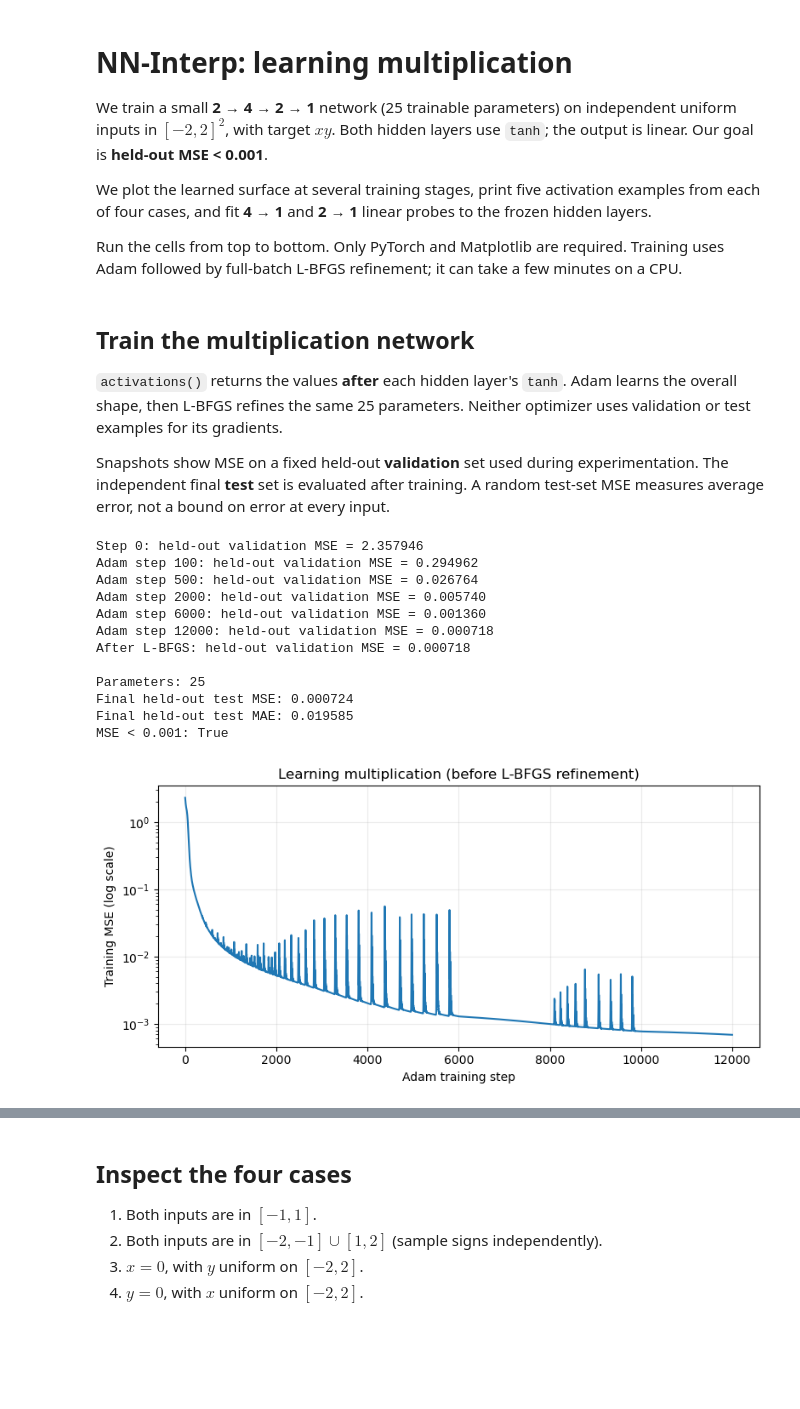
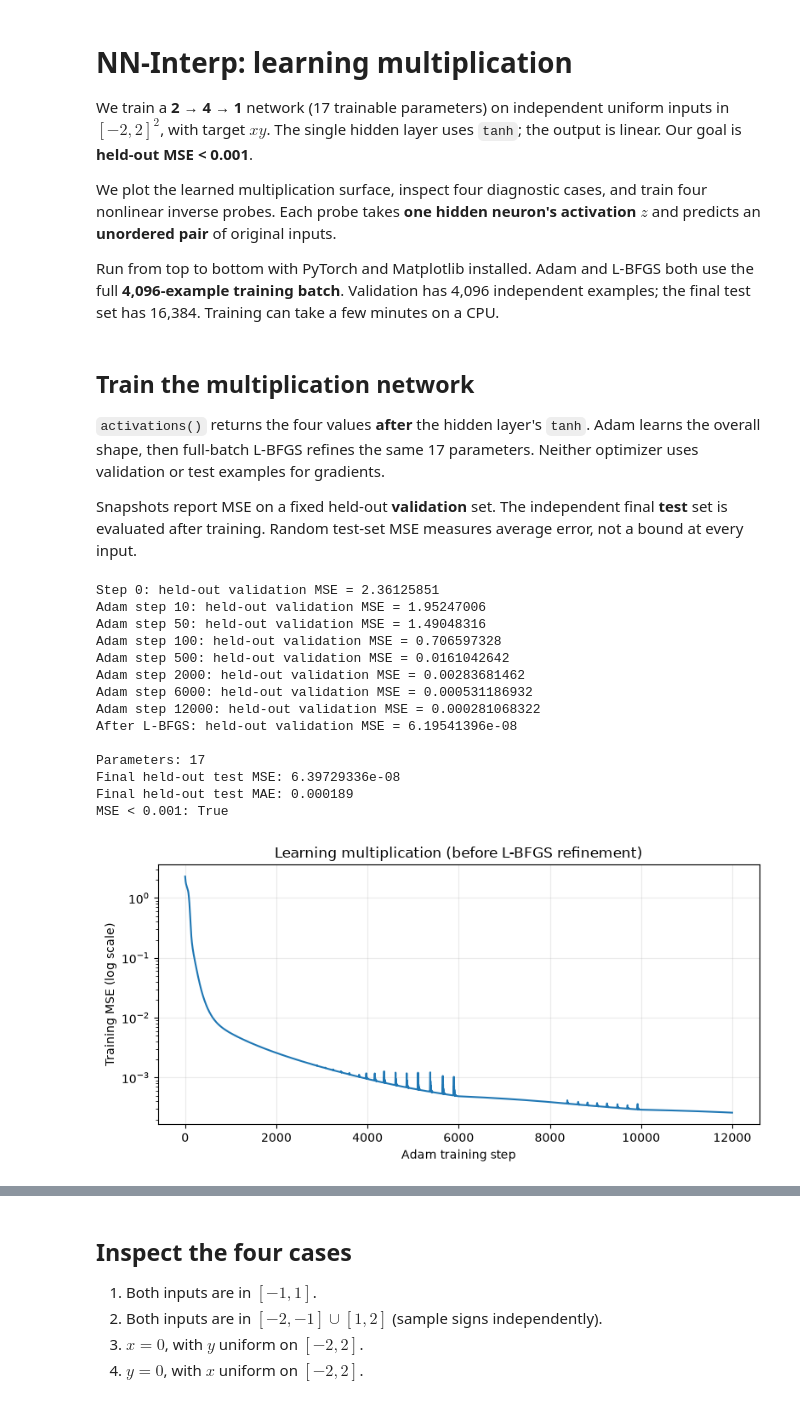
Before and after one commit to isaacwu2000/NN-Interp, a Jupyter notebook: main.ipynb, the cells around one changed output, grey strips where cells are left out. Saved outputs shown, nothing was run; the diff lists cells and outputs as text; code cells hidden in the pictures; blank space fills up the shorter version.

```diff
--- a/main.ipynb
+++ b/main.ipynb
@@ -1,11 +1,11 @@
 # %% [markdown]
 # NN-Interp: learning multiplication
 
-We train a small **2 → 4 → 2 → 1** network (25 trainable parameters) on independent uniform inputs in $[-2, 2]^2$, with target $xy$. Both hidden layers use `tanh`; the output is linear. Our goal is **held-out MSE < 0.001**.
+We train a **2 → 4 → 1** network (17 trainable parameters) on independent uniform inputs in $[-2, 2]^2$, with target $xy$. The single hidden layer uses `tanh`; the output is linear. Our goal is **held-out MSE < 0.001**.
 
-We plot the learned surface at several training stages, print five activation examples from each of four cases, and fit **4 → 1** and **2 → 1** linear probes to the frozen hidden layers.
+We plot the learned multiplication surface, inspect four diagnostic cases, and train four nonlinear inverse probes. Each probe takes **one hidden neuron's activation** $z$ and predicts an **unordered pair** of original inputs.
 
-Run the cells from top to bottom. Only PyTorch and Matplotlib are required. Training uses Adam followed by full-batch L-BFGS refinement; it can take a few minutes on a CPU.
+Run from top to bottom with PyTorch and Matplotlib installed. Adam and L-BFGS both use the full **4,096-example training batch**. Validation has 4,096 independent examples; the final test set has 16,384. Training can take a few minutes on a CPU.
 # %%
 # Run this once if the packages are missing, then restart the kernel:
 # %pip install torch matplotlib
@@ -38,32 +38,28 @@ test_y = product(test_x)
 # %% [markdown]
 ## Train the multiplication network
 
-`activations()` returns the values **after** each hidden layer's `tanh`. Adam learns the overall shape, then L-BFGS refines the same 25 parameters. Neither optimizer uses validation or test examples for its gradients.
+`activations()` returns the four values **after** the hidden layer's `tanh`. Adam learns the overall shape, then full-batch L-BFGS refines the same 17 parameters. Neither optimizer uses validation or test examples for gradients.
 
-Snapshots show MSE on a fixed held-out **validation** set used during experimentation. The independent final **test** set is evaluated after training. A random test-set MSE measures average error, not a bound on error at every input.
+Snapshots report MSE on a fixed held-out **validation** set. The independent final **test** set is evaluated after training. Random test-set MSE measures average error, not a bound at every input.
 # %%
 class MultiplicationNet(nn.Module):
     def __init__(self):
         super().__init__()
         self.hidden1 = nn.Linear(2, 4)
-        self.hidden2 = nn.Linear(4, 2)
-        self.output = nn.Linear(2, 1)
+        self.output = nn.Linear(4, 1)
 
     def activations(self, inputs):
-        h1 = torch.tanh(self.hidden1(inputs))
-        h2 = torch.tanh(self.hidden2(h1))
-        return h1, h2
+        return torch.tanh(self.hidden1(inputs))
 
     def forward(self, inputs):
-        _, h2 = self.activations(inputs)
-        return self.output(h2)
+        return self.output(self.activations(inputs))
 
 
 model = MultiplicationNet()
 loss_fn = nn.MSELoss()
 losses = []
 snapshots = []
-snapshot_steps = {0, 100, 500, 2000, 6000, 12000}
+snapshot_steps = {0, 10, 50, 100, 500, 2000, 6000, 12000}
 stage_axis = torch.linspace(-2, 2, 41)
 stage_xx, stage_yy = torch.meshgrid(stage_axis, stage_axis, indexing="xy")
 stage_grid = torch.stack([stage_xx.flatten(), stage_yy.flatten()], dim=1)
@@ -74,7 +70,7 @@ def save_snapshot(label):
     mse = loss_fn(model(validation_x), validation_y).item()
     surface = model(stage_grid).reshape(stage_xx.shape).clone()
     snapshots.append((label, mse, surface))
-    print(f"{label}: held-out validation MSE = {mse:.6f}")
+    print(f"{label}: held-out validation MSE = {mse:.9g}")
 
 
 optimizer = torch.optim.Adam(model.parameters(), lr=0.01)
@@ -100,45 +96,47 @@ optimizer = torch.optim.LBFGS(
 )
 
 
 def refine_closure():
     optimizer.zero_grad()
     loss = loss_fn(model(train_x), train_y)
     loss.backward()
     return loss
 
 
 optimizer.step(refine_closure)
 model.eval()
 save_snapshot("After L-BFGS")
 with torch.no_grad():
     test_prediction = model(test_x)
     test_mse = loss_fn(test_prediction, test_y).item()
     print(f"\nParameters: {sum(p.numel() for p in model.parameters())}")
-    print(f"Final held-out test MSE: {test_mse:.6f}")
+    print(f"Final held-out test MSE: {test_mse:.9g}")
     print(f"Final held-out test MAE: {(test_prediction - test_y).abs().mean().item():.6f}")
     print(f"MSE < 0.001: {test_mse < 0.001}")
 
 plt.semilogy(losses)
 plt.xlabel("Adam training step")
 plt.ylabel("Training MSE (log scale)")
 plt.title("Learning multiplication (before L-BFGS refinement)")
 plt.grid(alpha=0.25)
 plt.tight_layout()
 plt.show()
 # %% [output]
-Step 0: held-out validation MSE = 2.357946
-Adam step 100: held-out validation MSE = 0.294962
-Adam step 500: held-out validation MSE = 0.026764
-Adam step 2000: held-out validation MSE = 0.005740
-Adam step 6000: held-out validation MSE = 0.001360
-Adam step 12000: held-out validation MSE = 0.000718
-After L-BFGS: held-out validation MSE = 0.000718
+Step 0: held-out validation MSE = 2.36125851
+Adam step 10: held-out validation MSE = 1.95247006
+Adam step 50: held-out validation MSE = 1.49048316
+Adam step 100: held-out validation MSE = 0.706597328
+Adam step 500: held-out validation MSE = 0.0161042642
+Adam step 2000: held-out validation MSE = 0.00283681462
+Adam step 6000: held-out validation MSE = 0.000531186932
+Adam step 12000: held-out validation MSE = 0.000281068322
+After L-BFGS: held-out validation MSE = 6.19541396e-08
 
-Parameters: 25
-Final held-out test MSE: 0.000724
-Final held-out test MAE: 0.019585
+Parameters: 17
+Final held-out test MSE: 6.39729336e-08
+Final held-out test MAE: 0.000189
 MSE < 0.001: True
-[figure, old version]
+[figure, new version]
 # %% [markdown]
 ## Watch the surface form
 
```
Also changed, not shown: parts of 25 cells of this notebook, 1 other file.
